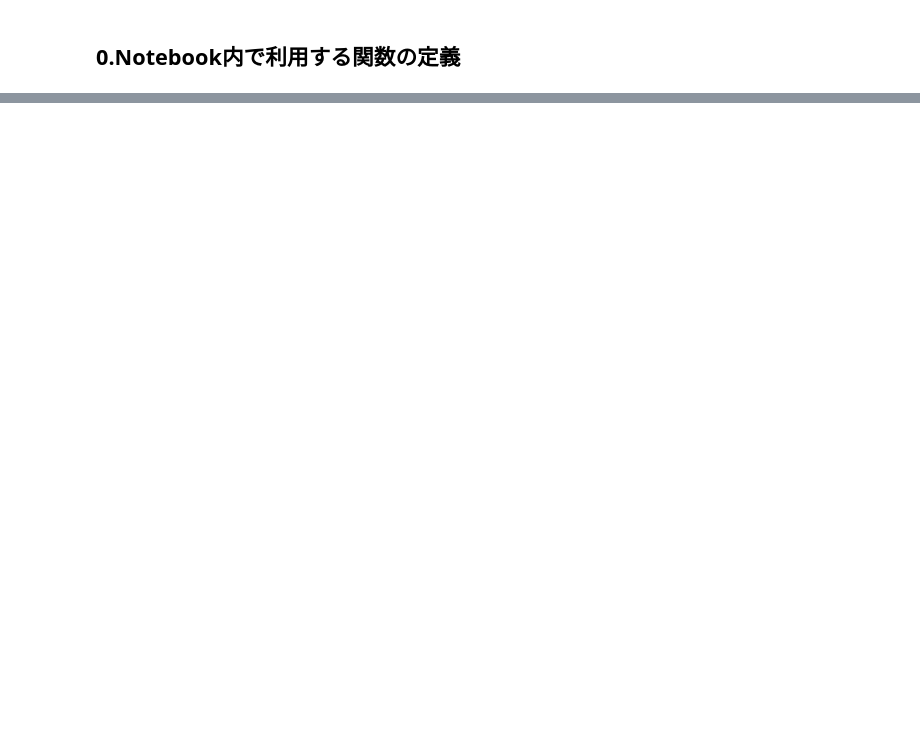
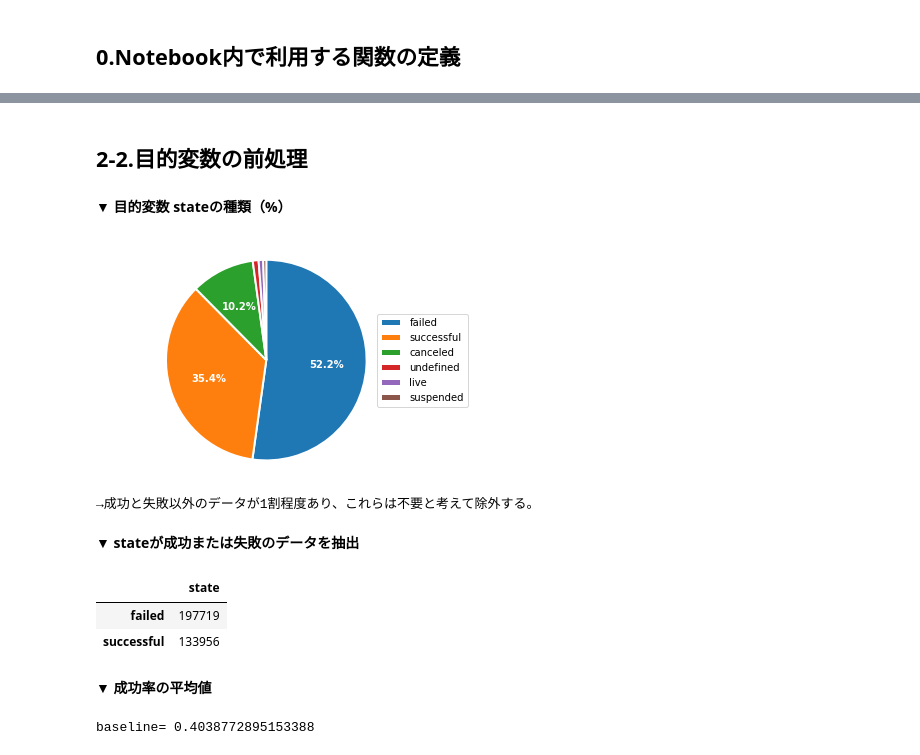
Before and after one commit to arsma12/skillupAI, a Jupyter notebook: Day2_work_長谷川雅代.ipynb, the cells around one changed output, grey strips where cells are left out. Cells and saved outputs as stored; diff of their text form; code cells hidden in the pictures; blank space fills up the shorter version.

```diff
--- a/Day2_work_長谷川雅代.ipynb
+++ b/Day2_work_長谷川雅代.ipynb
@@ -936,0 +364,48 @@ F1値（F1-score） = 64.634%
+# %% [markdown]
+## 2-2.目的変数の前処理
+# %%
+printmd('▼ 目的変数 stateの種類（%）')
+per_state = round(df['state'].value_counts() / len(df['state']) * 100,2)
+values = list(per_state.values)
+
+# 円グラフ
+plt.figure(figsize=(4,4))
+plt.pie(values, labels=list(per_state.index),
+        wedgeprops={'linewidth': 2,'edgecolor':'white'},
+        textprops={'color': 'white', 'weight': 'bold'},
+        counterclock=False,startangle=90,
+        autopct=lambda p: '{:.1f}%'.format(p) if p >= 2.5 else '')
+lgnd=plt.legend(bbox_to_anchor=(1.0, 0.25, 1.55, 0.5), loc="center left", borderaxespad=0.)
+plt.axis('equal')
+plt.show()
+print('→成功と失敗以外のデータが1割程度あり、これらは不要と考えて除外する。')
+
+# stateが成功または失敗のデータを抽出
+df = df.query('state in ["successful", "failed"]')
+
+printmd('▼ stateが成功または失敗のデータを抽出')
+display(pd.DataFrame(df['state'].value_counts(),columns=['state']))
+
+# 変換（成功=1，失敗=0）
+df['state'] = df['state'].map({'failed': 0,'successful': 1})
+
+# 成功率の平均
+printmd('▼ 成功率の平均値')
+baseline = df['state'].mean()
+print('baseline=',baseline)
+# %% [output]
+
+
+**▼ 目的変数 stateの種類（%）**
+[figure, added]
+→成功と失敗以外のデータが1割程度あり、これらは不要と考えて除外する。
+
+
+**▼ stateが成功または失敗のデータを抽出**
+|  | state |
+| failed | 197719 |
+| successful | 133956 |
+
+
+**▼ 成功率の平均値**
+baseline= 0.4038772895153388
```
Also changed, not shown: parts of 81 cells of this notebook.
